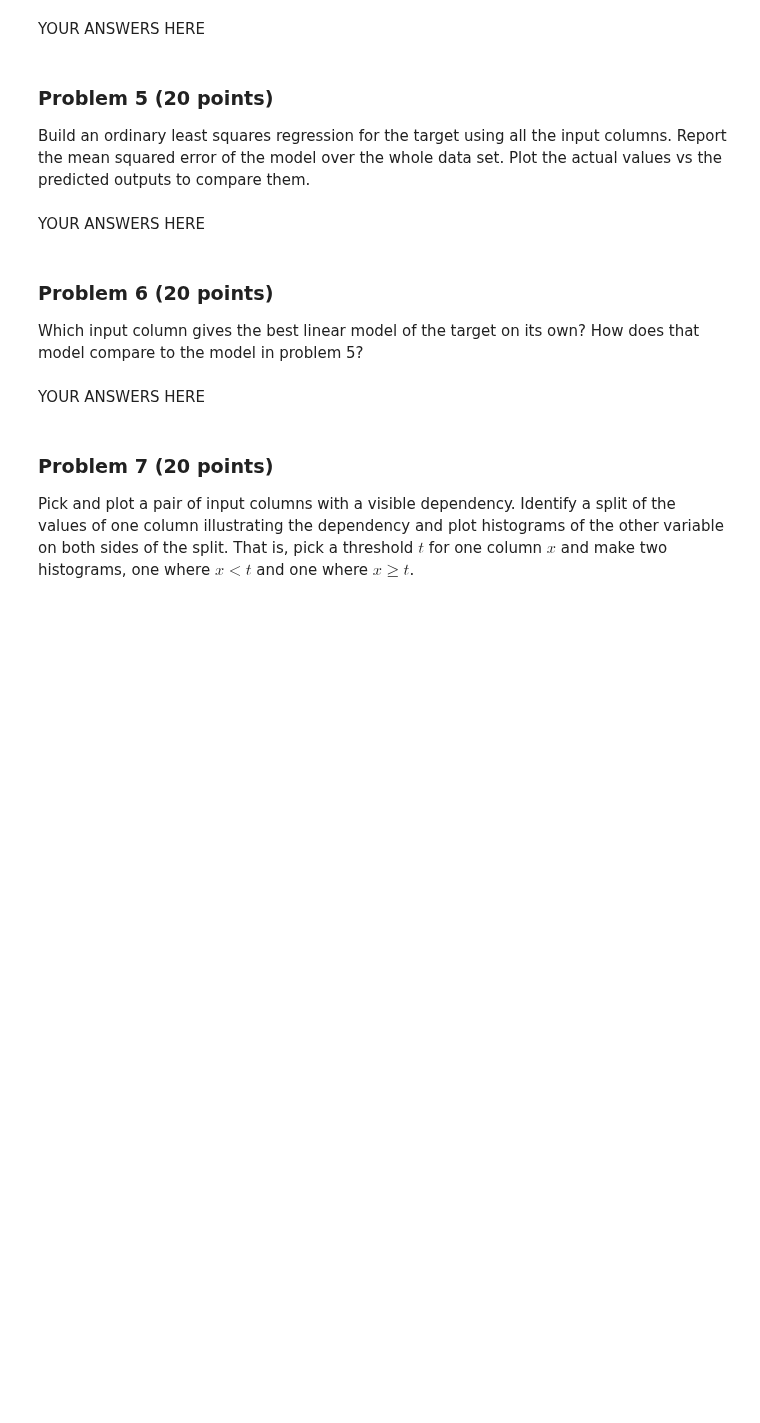
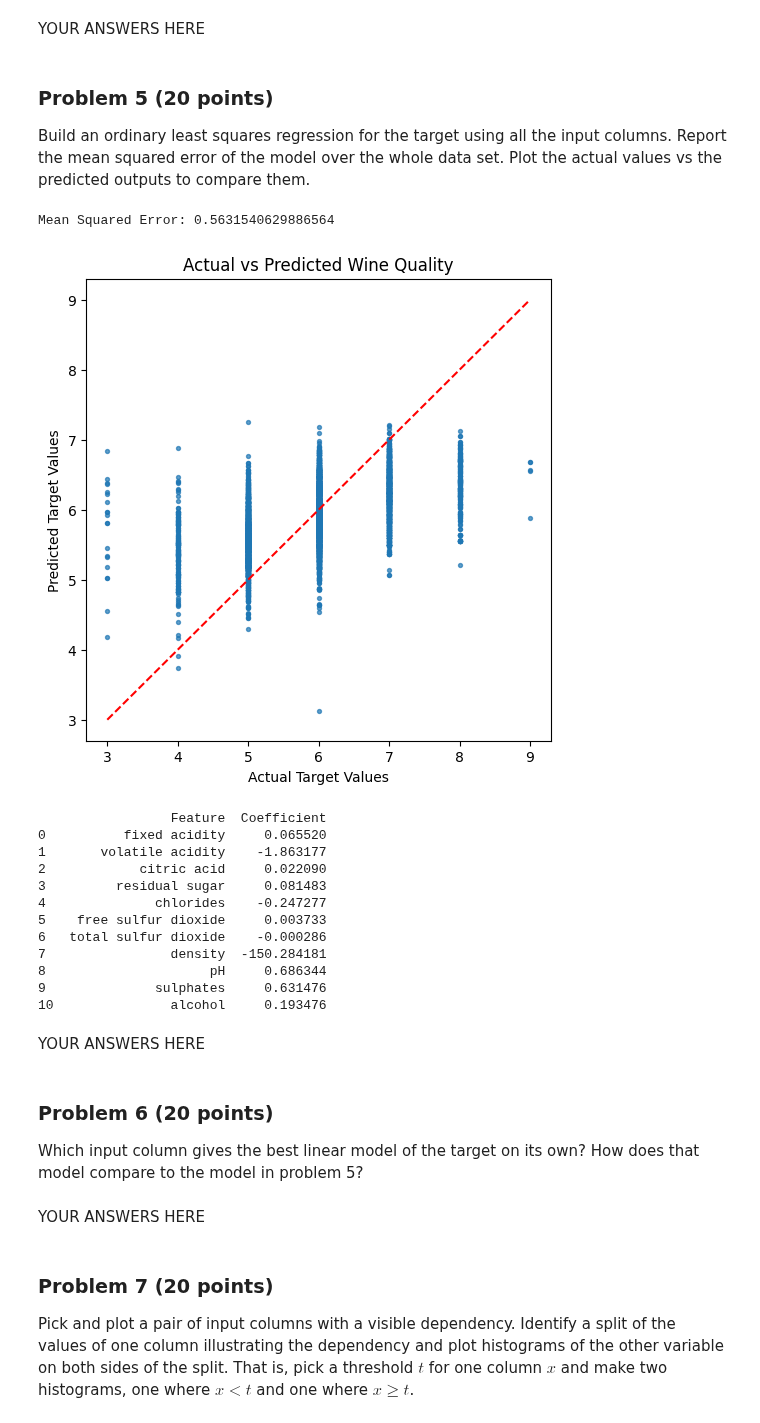
Before and after one commit to JCameronH/dx601-final-project, a Jupyter notebook: project.ipynb, the cells around one changed output. Cells and saved outputs as stored; diff of their text form; code cells hidden in the pictures; blank space fills up the shorter version.

```diff
--- a/project.ipynb
+++ b/project.ipynb
@@ -210,3 +200,50 @@ print("Intercept:", model.intercept_)
+# %%
+# YOUR CODE HERE
+
+# Separate inputs and target
+X = df.drop(columns=["target"])
+y = df["target"]
+
+# Create linear regression model
+model = sklearn.linear_model.LinearRegression()
+model.fit(X, y)
+
+# Predict on same dataset
+y_pred = model.predict(X)
+
+# Calculate Mean Squared Error
+mse = np.mean((y - y_pred) ** 2)
+print("Mean Squared Error:", mse)
+
+# Plot actual vs predicted
+plt.figure(figsize=(6,6))
+plt.scatter(y, y_pred, s=8, alpha=0.7)
+plt.xlabel("Actual Target Values")
+plt.ylabel("Predicted Target Values")
+plt.title("Actual vs Predicted Wine Quality")
+plt.plot([y.min(), y.max()], [y.min(), y.max()], "r--")  # reference line
+plt.show()
+
+coef_table = pd.DataFrame({
+    "Feature": X.columns,
+    "Coefficient": model.coef_
+})
+print(coef_table)
+# %% [output]
+Mean Squared Error: 0.5631540629886564
+[figure, added]
+                 Feature  Coefficient
+0          fixed acidity     0.065520
+1       volatile acidity    -1.863177
+2            citric acid     0.022090
+3         residual sugar     0.081483
+4              chlorides    -0.247277
+5    free sulfur dioxide     0.003733
+6   total sulfur dioxide    -0.000286
+7                density  -150.284181
+8                     pH     0.686344
+9              sulphates     0.631476
+10               alcohol     0.193476
 # %% [markdown]
 YOUR ANSWERS HERE
 # %% [markdown]
```
Also changed, not shown: parts of 3 cells of this notebook.
